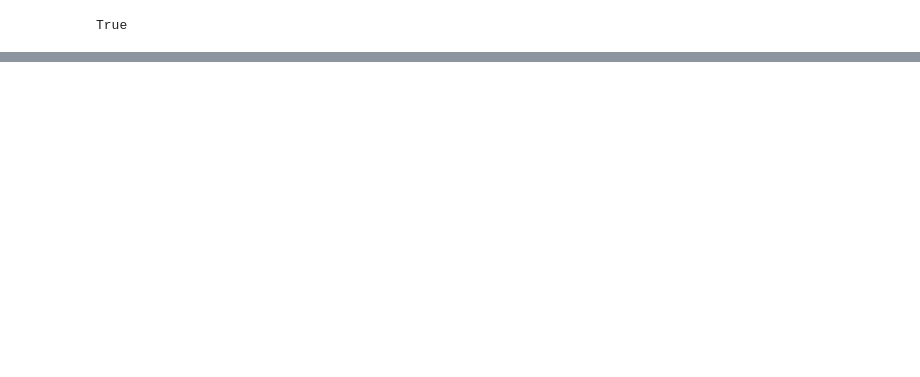
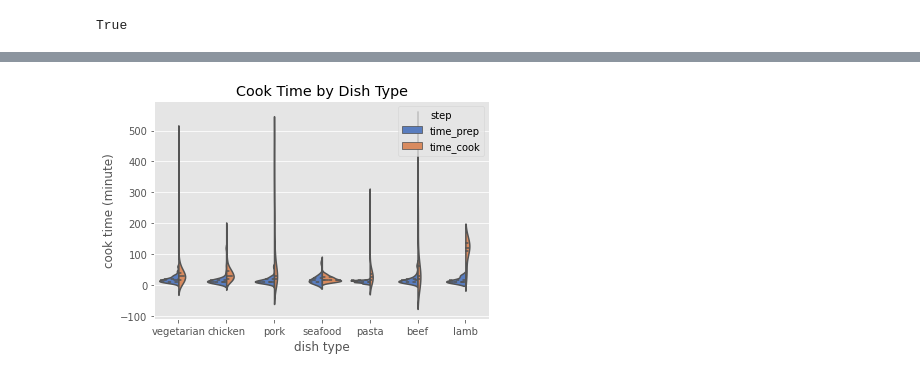
Before and after one commit to microwolf/Scrapy-simplyrecipes, a Jupyter notebook: recipes.ipynb, the cells around one changed output, grey strips where cells are left out. Drawn from its saved outputs; the diff is of its cells as text; code cells hidden in the pictures; blank space fills up the shorter version.

```diff
--- a/recipes.ipynb
+++ b/recipes.ipynb
@@ -179,0 +190,13 @@ plt.savefig('violin_time',dpi = 400)
+# %%
+# violin plot
+plt_tcook = sns.violinplot(x='type', y='time_minute', hue = 'step', data = df_time, palette='muted', split = True, inner="quartile")
+# plot settings
+plt.xlabel('dish type')
+plt.ylabel('cook time (minute)')
+plt.title('Cook Time by Dish Type')
+plt.suptitle("")
+
+#plt.legend(title = 'Step', loc="upper right", labels = ['prep', 'cook'])
+plt.savefig('plot_time_violin',dpi = 400)
+# %% [output]
+[figure, added]
```
Also changed, not shown: parts of 11 cells of this notebook, 9 other files.
